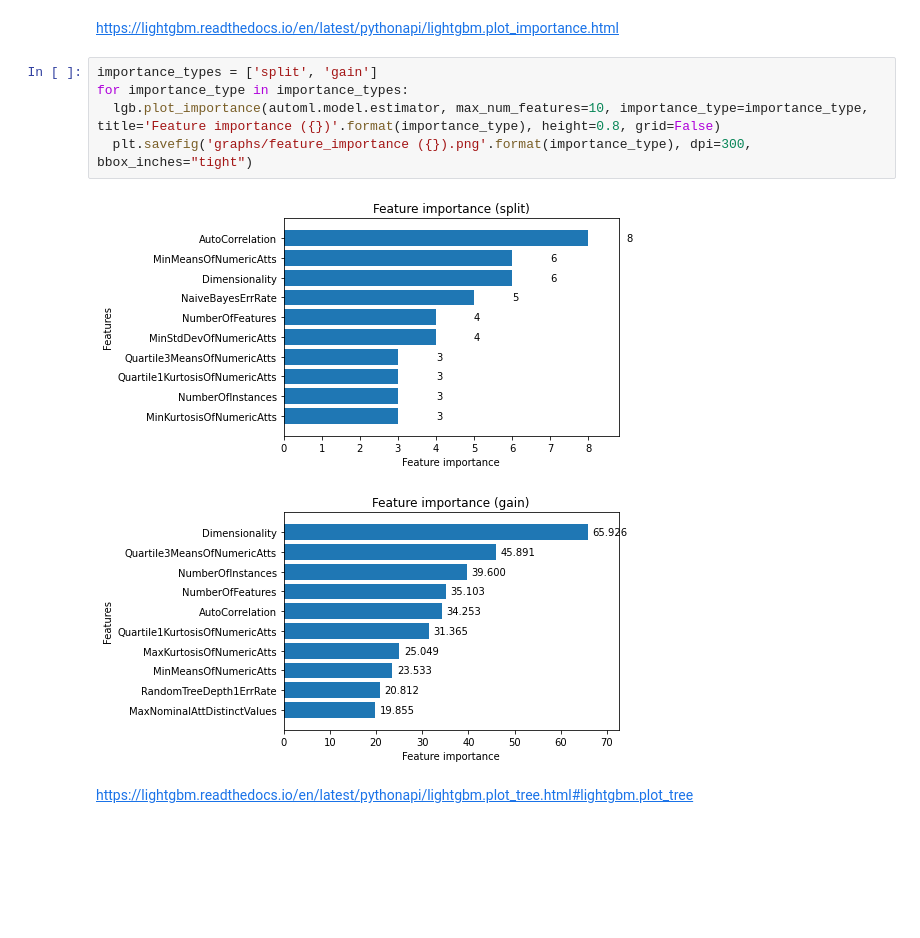
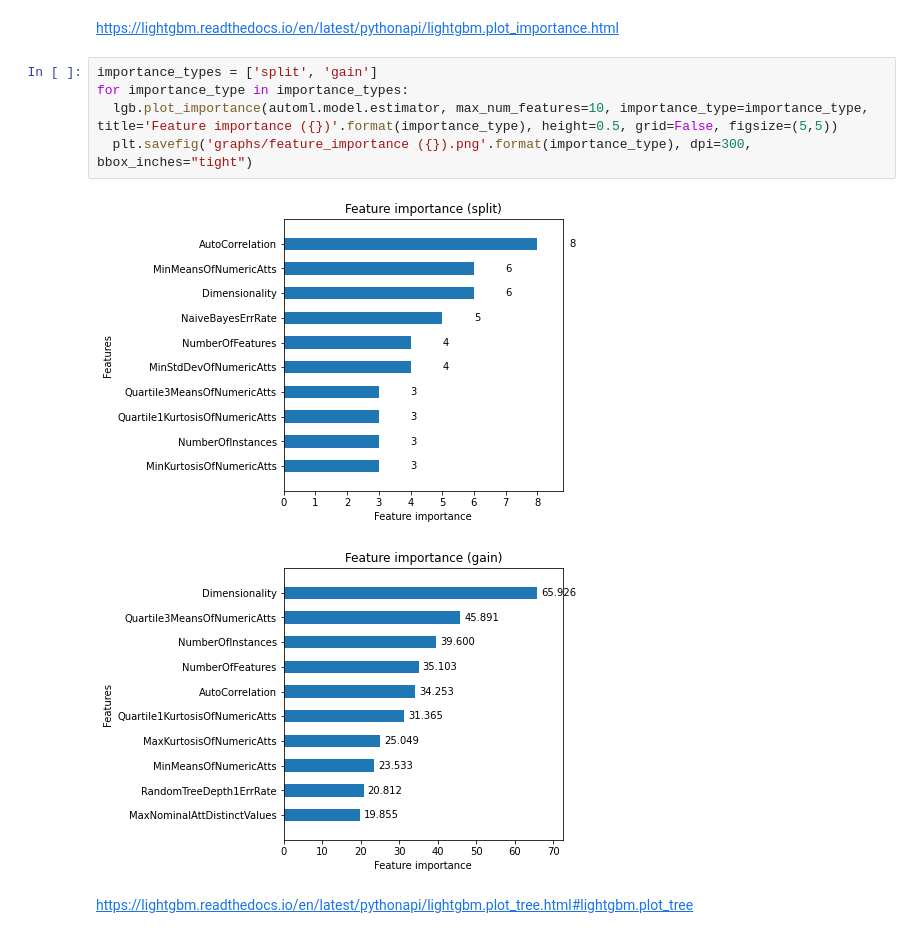
Before and after one commit to fvholten/AutoMLSelector, a Jupyter notebook: scripts/test-automlselector.ipynb, the cells around one changed output. Cells and saved outputs as stored; diff of their text form; blank space fills up the shorter version.

```diff
--- a/scripts/test-automlselector.ipynb
+++ b/scripts/test-automlselector.ipynb
@@ -59,11 +59,11 @@ https://lightgbm.readthedocs.io/en/latest/pythonapi/lightgbm.plot_importance.htm
 # %%
 importance_types = ['split', 'gain']
 for importance_type in importance_types:
-  lgb.plot_importance(automl.model.estimator, max_num_features=10, importance_type=importance_type, title='Feature importance ({})'.format(importance_type), height=0.8, grid=False)
+  lgb.plot_importance(automl.model.estimator, max_num_features=10, importance_type=importance_type, title='Feature importance ({})'.format(importance_type), height=0.5, grid=False, figsize=(5,5))
   plt.savefig('graphs/feature_importance ({}).png'.format(importance_type), dpi=300, bbox_inches="tight")
 # %% [output]
-[figure, old version]
+[figure, new version]
-[figure, old version]
+[figure, new version]
 # %% [markdown]
 https://lightgbm.readthedocs.io/en/latest/pythonapi/lightgbm.plot_tree.html#lightgbm.plot_tree
 # %%
```
Also changed, not shown: 2 other files.
